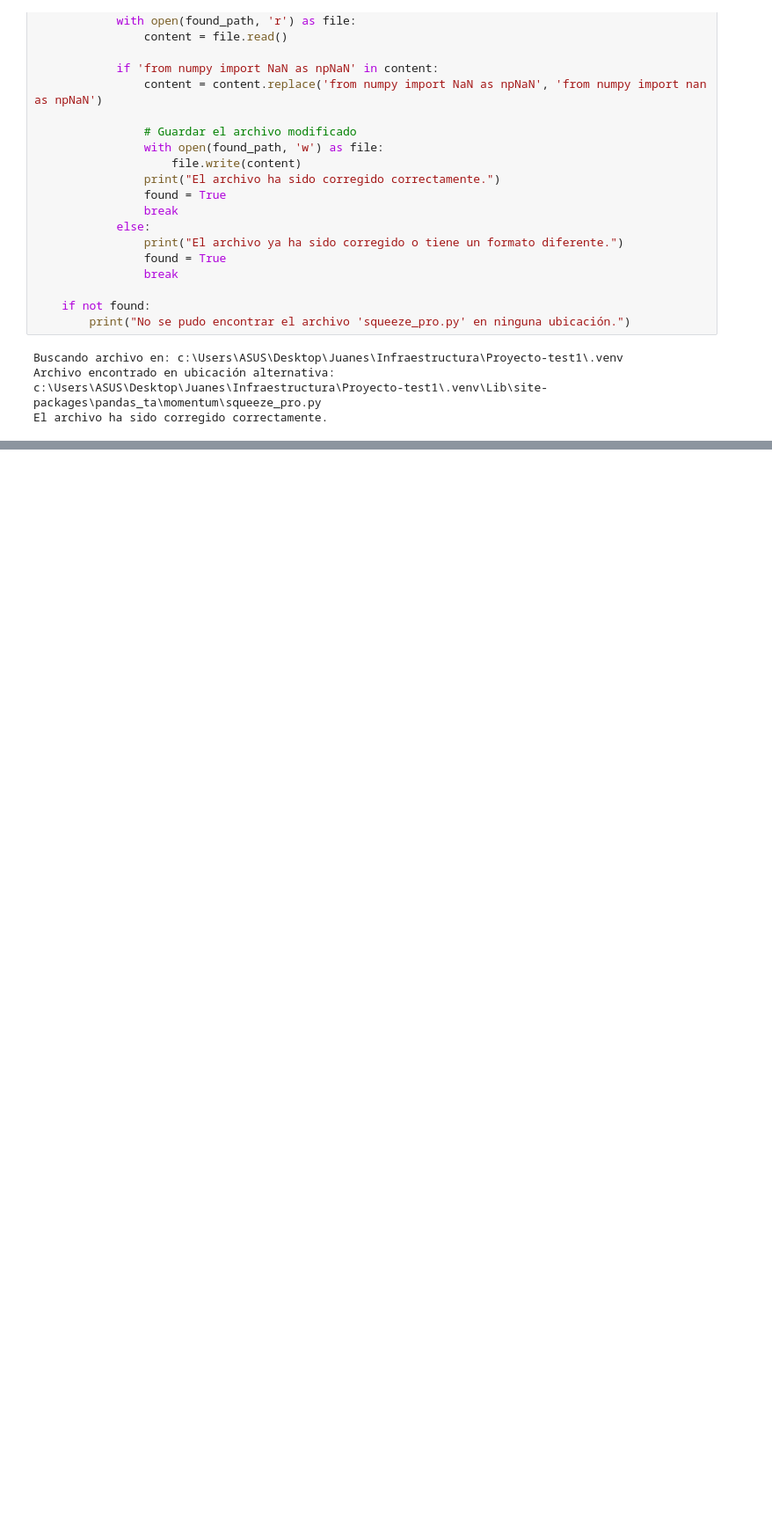
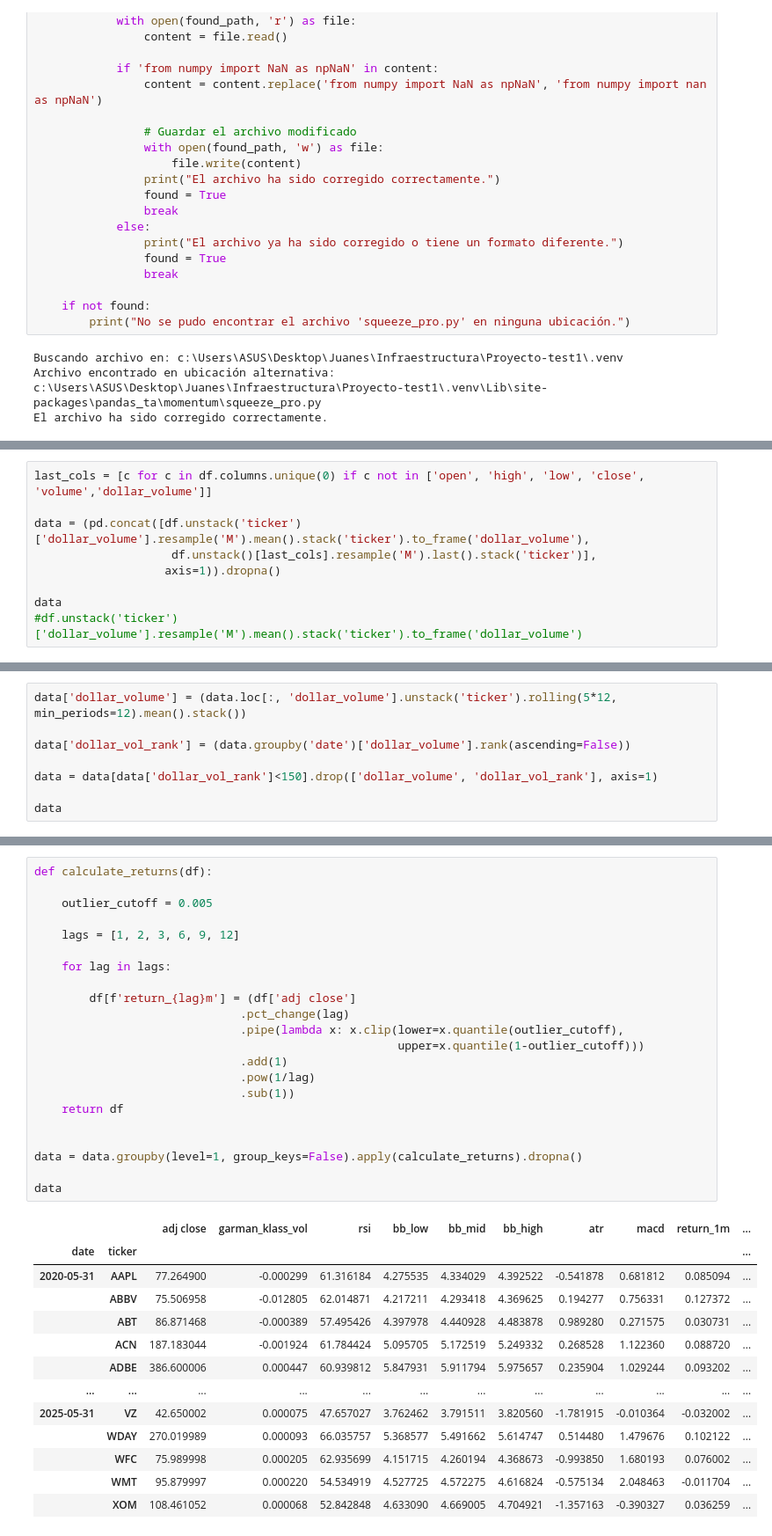
Before and after one commit to Juanes-xd/Proyecto-InfraestructirasParalelas, a Jupyter notebook: Project1.ipynb, the cells around one changed output, grey strips where cells are left out. Shown at 88% size. Saved outputs shown, nothing was run; the diff lists cells and outputs as text; blank space fills up the shorter version.

```diff
--- a/Project1.ipynb
+++ b/Project1.ipynb
@@ -162,0 +245,9 @@ df
+# %%
+last_cols = [c for c in df.columns.unique(0) if c not in ['open', 'high', 'low', 'close', 'volume','dollar_volume']]
+
+data = (pd.concat([df.unstack('ticker')['dollar_volume'].resample('M').mean().stack('ticker').to_frame('dollar_volume'),
+                    df.unstack()[last_cols].resample('M').last().stack('ticker')],
+                   axis=1)).dropna()
+
+data
+#df.unstack('ticker')['dollar_volume'].resample('M').mean().stack('ticker').to_frame('dollar_volume')
@@ -162,0 +271,8 @@ df
+# %%
+data['dollar_volume'] = (data.loc[:, 'dollar_volume'].unstack('ticker').rolling(5*12, min_periods=12).mean().stack())
+
+data['dollar_vol_rank'] = (data.groupby('date')['dollar_volume'].rank(ascending=False))
+
+data = data[data['dollar_vol_rank']<150].drop(['dollar_volume', 'dollar_vol_rank'], axis=1)
+
+data
@@ -162,0 +297,36 @@ df
+# %%
+def calculate_returns(df):
+
+    outlier_cutoff = 0.005
+
+    lags = [1, 2, 3, 6, 9, 12]
+
+    for lag in lags:
+
+        df[f'return_{lag}m'] = (df['adj close']
+                              .pct_change(lag)
+                              .pipe(lambda x: x.clip(lower=x.quantile(outlier_cutoff),
+                                                     upper=x.quantile(1-outlier_cutoff)))
+                              .add(1)
+                              .pow(1/lag)
+                              .sub(1))
+    return df
+
+
+data = data.groupby(level=1, group_keys=False).apply(calculate_returns).dropna()
+
+data
+# %% [output]
+|  |  | adj close | garman_klass_vol | rsi | bb_low | bb_mid | bb_high | atr | macd | return_1m | ... |
+| date | ticker |  |  |  |  |  |  |  |  |  | ... |
+| 2020-05-31 | AAPL | 77.264900 | -0.000299 | 61.316184 | 4.275535 | 4.334029 | 4.392522 | -0.541878 | 0.681812 | 0.085094 | ... |
+|  | ABBV | 75.506958 | -0.012805 | 62.014871 | 4.217211 | 4.293418 | 4.369625 | 0.194277 | 0.756331 | 0.127372 | ... |
+|  | ABT | 86.871468 | -0.000389 | 57.495426 | 4.397978 | 4.440928 | 4.483878 | 0.989280 | 0.271575 | 0.030731 | ... |
+|  | ACN | 187.183044 | -0.001924 | 61.784424 | 5.095705 | 5.172519 | 5.249332 | 0.268528 | 1.122360 | 0.088720 | ... |
+|  | ADBE | 386.600006 | 0.000447 | 60.939812 | 5.847931 | 5.911794 | 5.975657 | 0.235904 | 1.029244 | 0.093202 | ... |
+| ... | ... | ... | ... | ... | ... | ... | ... | ... | ... | ... | ... |
+| 2025-05-31 | VZ | 42.650002 | 0.000075 | 47.657027 | 3.762462 | 3.791511 | 3.820560 | -1.781915 | -0.010364 | -0.032002 | ... |
+|  | WDAY | 270.019989 | 0.000093 | 66.035757 | 5.368577 | 5.491662 | 5.614747 | 0.514480 | 1.479676 | 0.102122 | ... |
+|  | WFC | 75.989998 | 0.000205 | 62.935699 | 4.151715 | 4.260194 | 4.368673 | -0.993850 | 1.680193 | 0.076002 | ... |
+|  | WMT | 95.879997 | 0.000220 | 54.534919 | 4.527725 | 4.572275 | 4.616824 | -0.575134 | 2.048463 | -0.011704 | ... |
+|  | XOM | 108.461052 | 0.000068 | 52.842848 | 4.633090 | 4.669005 | 4.704921 | -1.357163 | -0.390327 | 0.036259 | ... |
```
Also changed, not shown: parts of 13 cells of this notebook.
